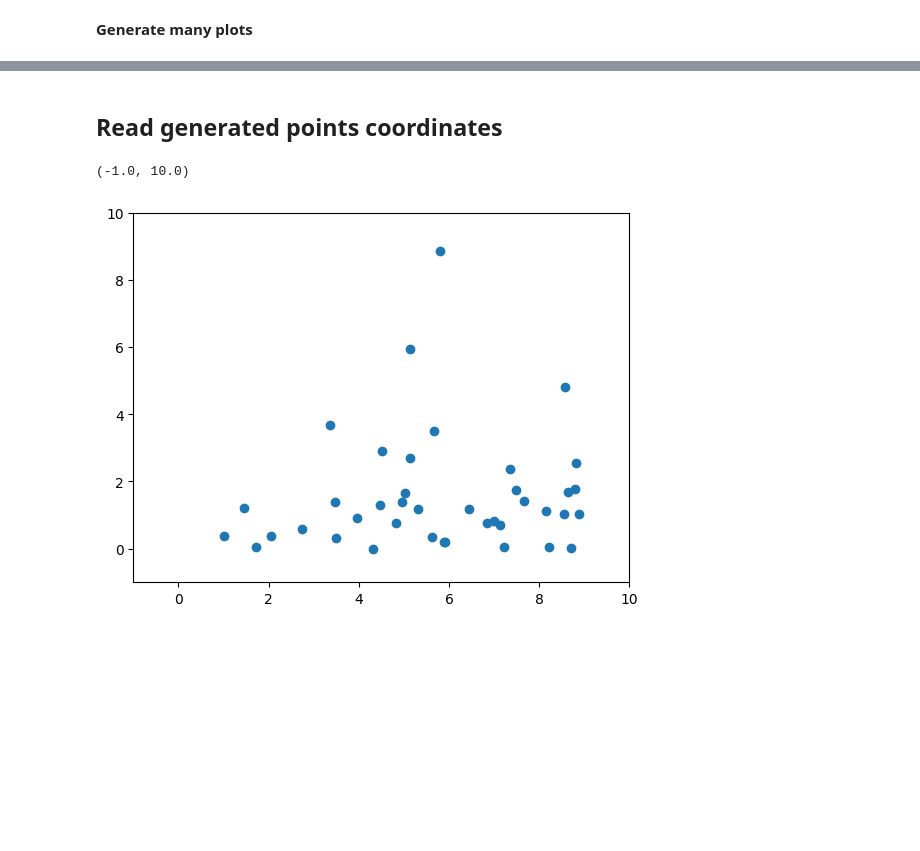
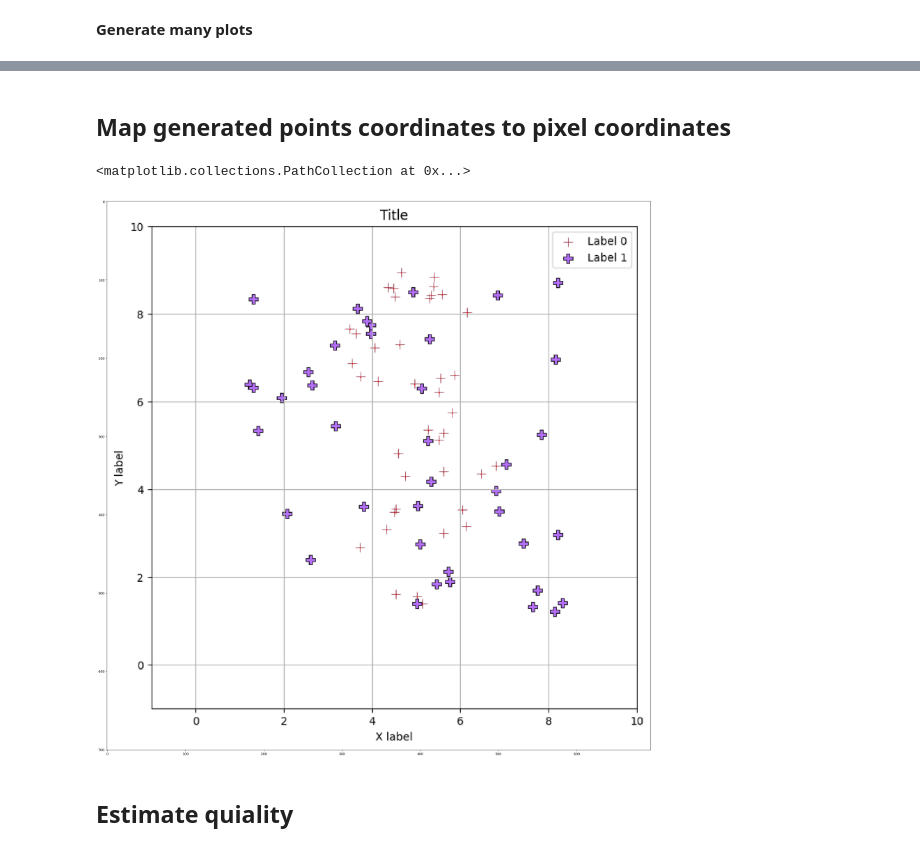
Before and after one commit to adusachev/scanplot, a Jupyter notebook: plot2data/generate_plots.ipynb, the cells around one changed output, grey strips where cells are left out. Drawn from its saved outputs; the diff is of its cells as text; code cells hidden in the pictures; blank space fills up the shorter version.

```diff
--- a/plot2data/generate_plots.ipynb
+++ b/plot2data/generate_plots.ipynb
@@ -87,4 +105,4 @@ for i in range(1):
 # %% [markdown]
-## Read generated points coordinates
+## Map generated points coordinates to pixel coordinates
 # %%
 points = np.loadtxt(
@@ -92,10 +110,3 @@ points = np.loadtxt(
     dtype=np.float64,
     delimiter=","
 )
-# %%
-plt.scatter(points[:, 0], points[:, 1])
-plt.xlim(-1, 10)
-plt.ylim(-1, 10)
-# %% [output]
-(-1.0, 10.0)
-[figure, removed]
@@ -101,0 +125,13 @@ plt.ylim(-1, 10)
+# %%
+img = plt.imread(generated_plots_savepath / "plot_0.png")
+# %%
+plt.figure(figsize=(30, 30))
+
+plt.imshow(img)
+
+plt.scatter(x, y, color="red", s=5)
+# %% [output]
+<matplotlib.collections.PathCollection at 0x...>
+[figure, added]
+# %% [markdown]
+## Estimate quiality
```
Also changed, not shown: parts of 17 cells of this notebook.
